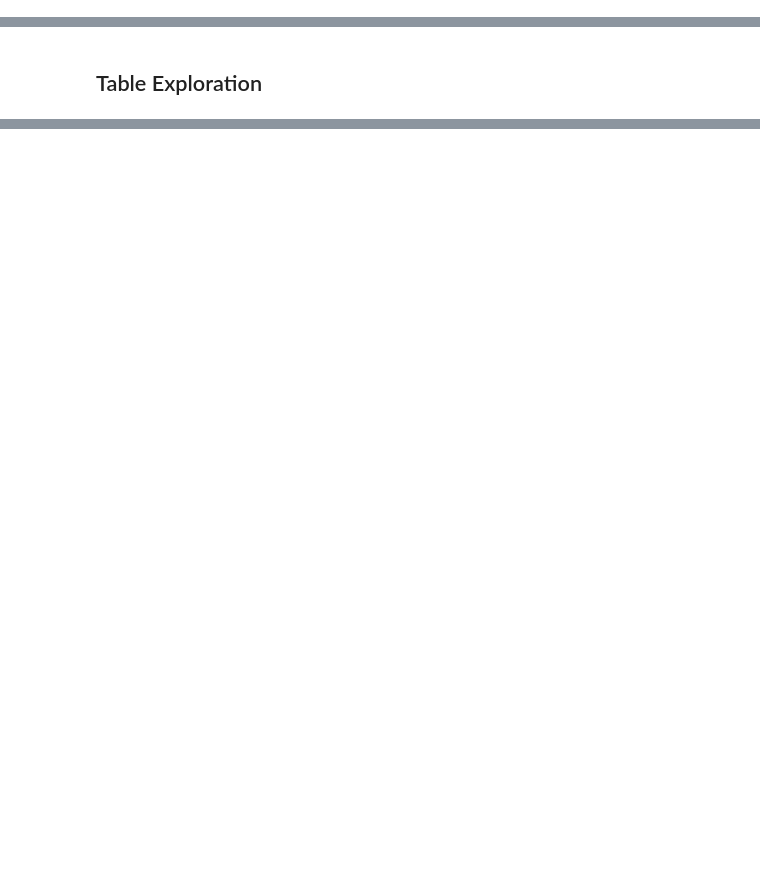
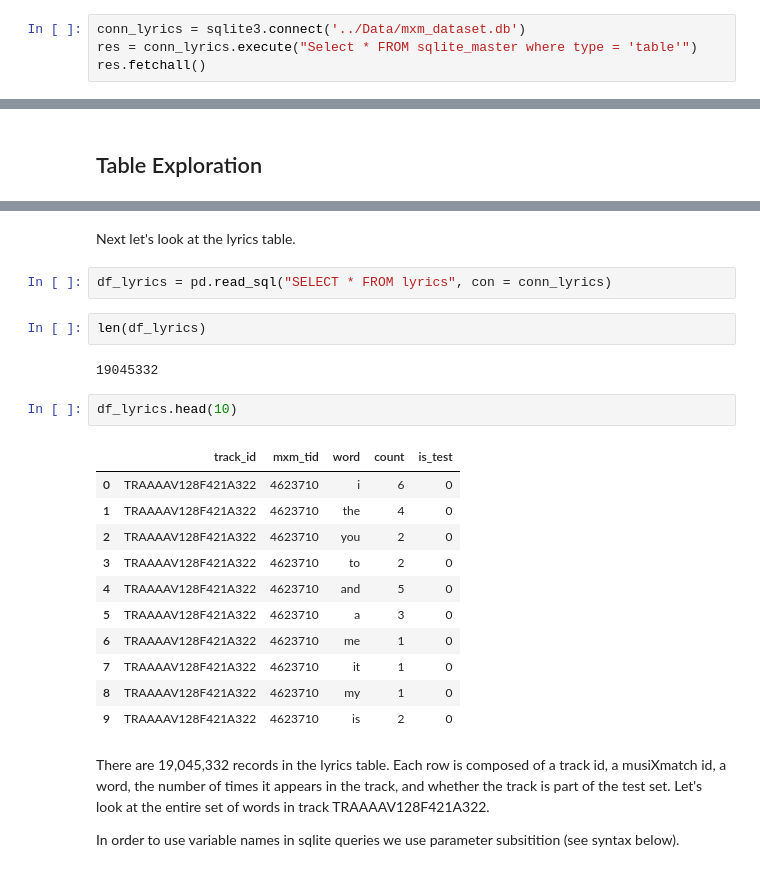
Before and after one commit to ezriah/MillionSongs, a Jupyter notebook: Lyrics-Lexical-Diversity.ipynb, the cells around one changed output, grey strips where cells are left out. Saved outputs shown, nothing was run; the diff lists cells and outputs as text; blank space fills up the shorter version.

```diff
--- a/Lyrics-Lexical-Diversity.ipynb
+++ b/Lyrics-Lexical-Diversity.ipynb
@@ -27,0 +22,4 @@ The sqlite_master table defines the schema for the database. So we'll use that t
+# %%
+conn_lyrics = sqlite3.connect('../Data/mxm_dataset.db')
+res = conn_lyrics.execute("Select * FROM sqlite_master where type = 'table'")
+res.fetchall()
@@ -223,0 +78,26 @@ df_lyrics[[2]]
+# %% [markdown]
+Next let's look at the lyrics table.
+# %%
+df_lyrics = pd.read_sql("SELECT * FROM lyrics", con = conn_lyrics)
+# %%
+len(df_lyrics)
+# %% [output]
+19045332
+# %%
+df_lyrics.head(10)
+# %% [output]
+|  | track_id | mxm_tid | word | count | is_test |
+| 0 | TRAAAAV128F421A322 | 4623710 | i | 6 | 0 |
+| 1 | TRAAAAV128F421A322 | 4623710 | the | 4 | 0 |
+| 2 | TRAAAAV128F421A322 | 4623710 | you | 2 | 0 |
+| 3 | TRAAAAV128F421A322 | 4623710 | to | 2 | 0 |
+| 4 | TRAAAAV128F421A322 | 4623710 | and | 5 | 0 |
+| 5 | TRAAAAV128F421A322 | 4623710 | a | 3 | 0 |
+| 6 | TRAAAAV128F421A322 | 4623710 | me | 1 | 0 |
+| 7 | TRAAAAV128F421A322 | 4623710 | it | 1 | 0 |
+| 8 | TRAAAAV128F421A322 | 4623710 | my | 1 | 0 |
+| 9 | TRAAAAV128F421A322 | 4623710 | is | 2 | 0 |
+# %% [markdown]
+There are 19,045,332 records in the lyrics table. Each row is composed of a track id, a musiXmatch id, a word, the number of times it appears in the track, and whether the track is part of the test set. Let's look at the entire set of words in track TRAAAAV128F421A322.
+
+In order to use variable names in sqlite queries we use parameter subsitition (see syntax below).
```
Also changed, not shown: parts of 95 cells of this notebook.
